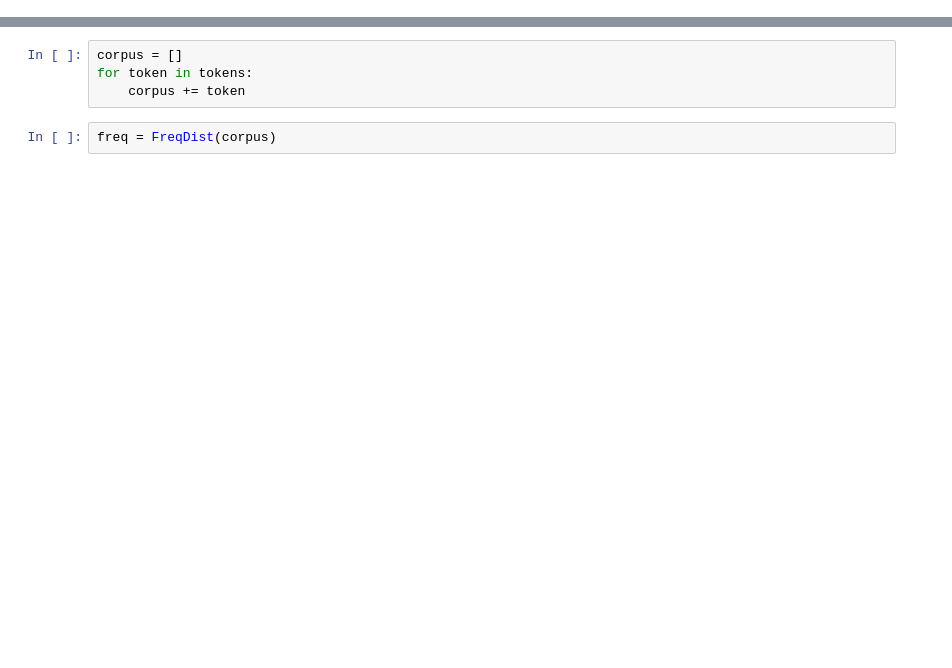
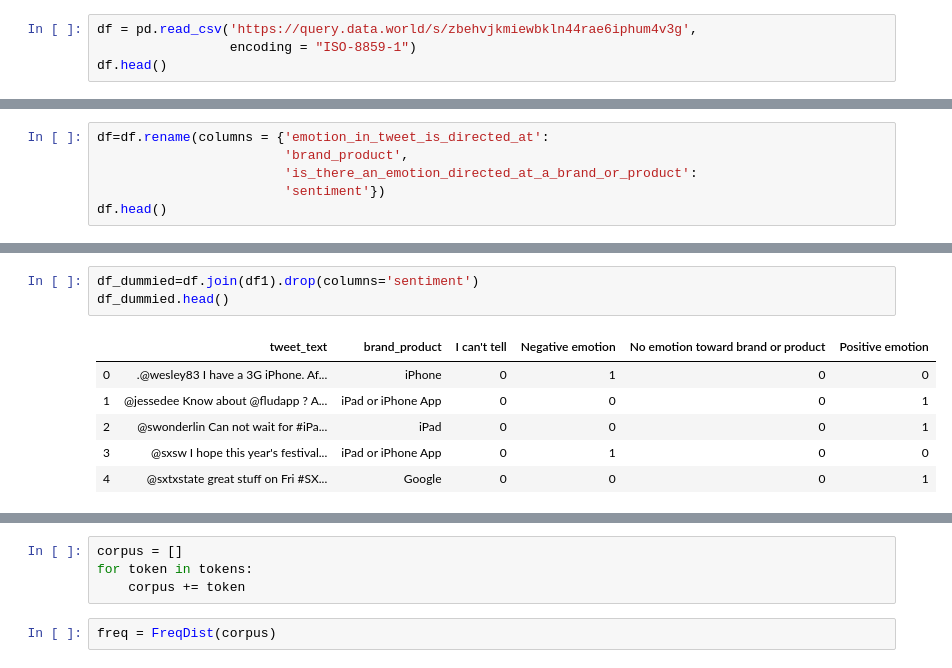
Before and after one commit to shsobieski/CustomerReviewSentiment, a Jupyter notebook: NLP.ipynb, the cells around one changed output, grey strips where cells are left out. Drawn from its saved outputs; the diff is of its cells as text; blank space fills up the shorter version.

```diff
--- a/NLP.ipynb
+++ b/NLP.ipynb
@@ -94,0 +27,4 @@ tokens = pd.Series(tokens)
+# %%
+df = pd.read_csv('https://query.data.world/s/zbehvjkmiewbkln44rae6iphum4v3g',
+                 encoding = "ISO-8859-1")
+df.head()
@@ -94,0 +40,6 @@ tokens = pd.Series(tokens)
+# %%
+df=df.rename(columns = {'emotion_in_tweet_is_directed_at':
+                        'brand_product',
+                        'is_there_an_emotion_directed_at_a_brand_or_product':
+                        'sentiment'})
+df.head()
@@ -94,0 +123,10 @@ tokens = pd.Series(tokens)
+# %%
+df_dummied=df.join(df1).drop(columns='sentiment')
+df_dummied.head()
+# %% [output]
+|  | tweet_text | brand_product | I can't tell | Negative emotion | No emotion toward brand or product | Positive emotion |
+| 0 | .@wesley83 I have a 3G iPhone. Af... | iPhone | 0 | 1 | 0 | 0 |
+| 1 | @jessedee Know about @fludapp ? A... | iPad or iPhone App | 0 | 0 | 0 | 1 |
+| 2 | @swonderlin Can not wait for #iPa... | iPad | 0 | 0 | 0 | 1 |
+| 3 | @sxsw I hope this year's festival... | iPad or iPhone App | 0 | 1 | 0 | 0 |
+| 4 | @sxtxstate great stuff on Fri #SX... | Google | 0 | 0 | 0 | 1 |
```
Also changed, not shown: parts of 52 cells of this notebook, 3 other files.
